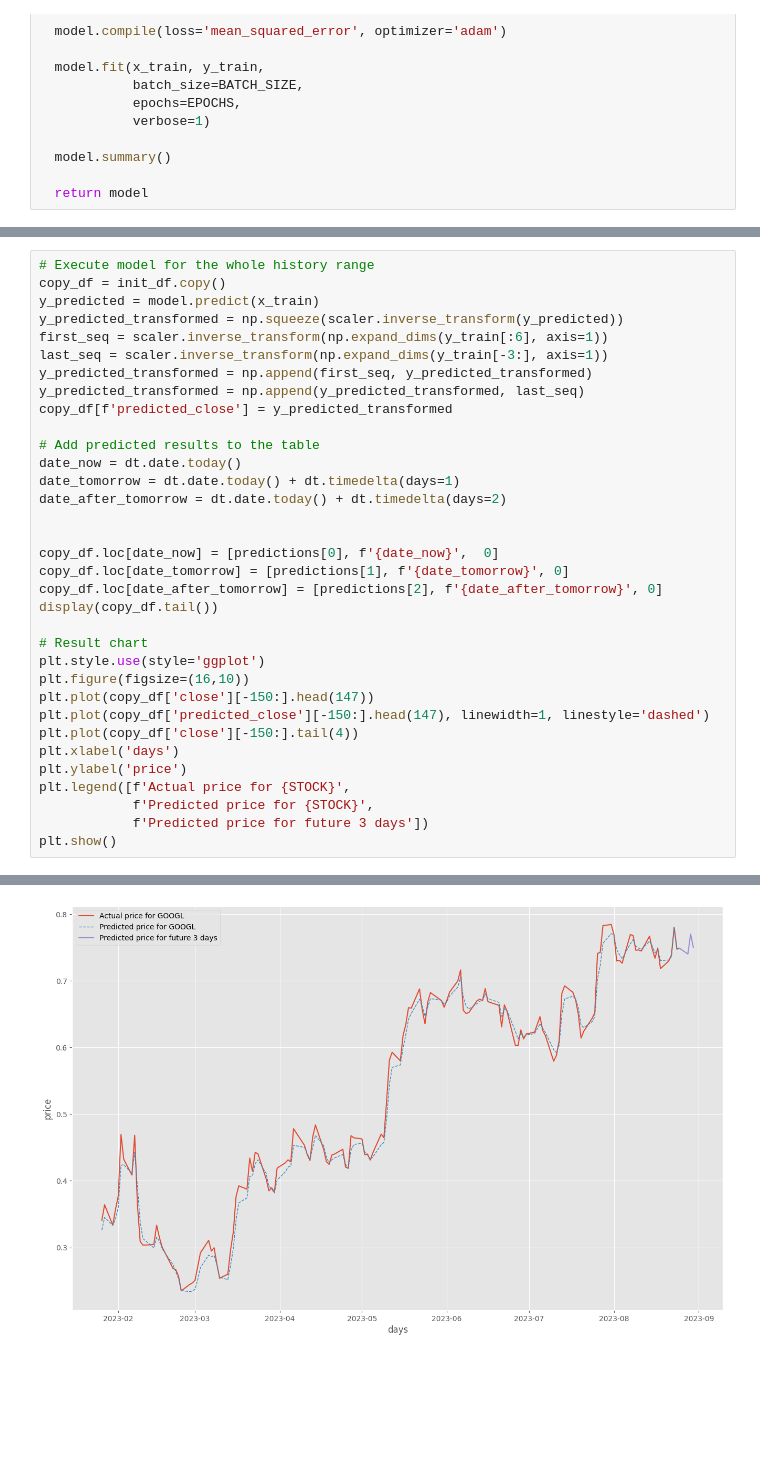
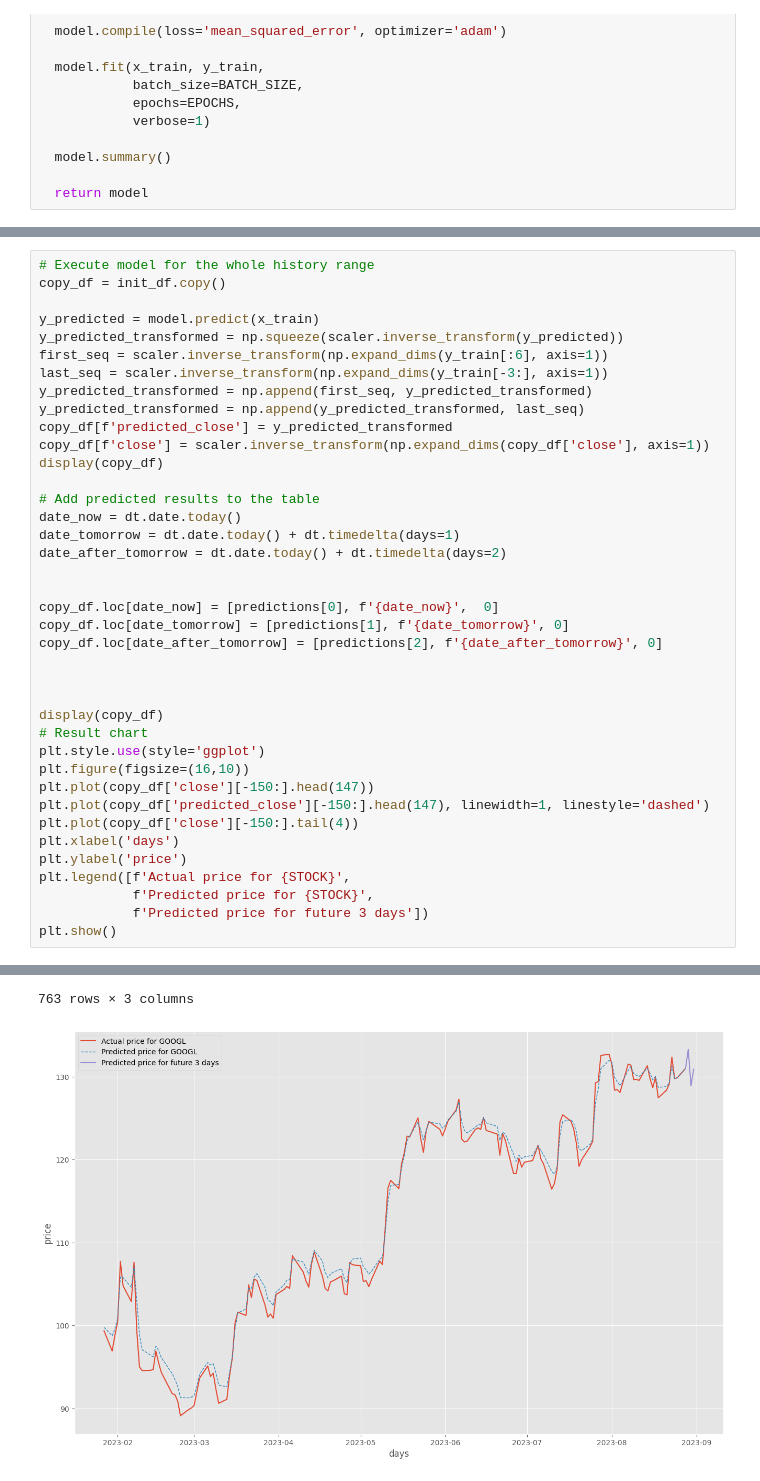
Before and after one commit to LSW-KR/Stock_Automation, a Jupyter notebook: stock_prediction.ipynb, the cells around one changed output, grey strips where cells are left out. Saved outputs shown, nothing was run; the diff lists cells and outputs as text; blank space fills up the shorter version.

```diff
--- a/stock_prediction.ipynb
+++ b/stock_prediction.ipynb
@@ -262,6 +189,7 @@ GOOGL prediction for upcoming 3 days (0.74$,0.77$,0.75$)
 # %%
 # Execute model for the whole history range
 copy_df = init_df.copy()
+
 y_predicted = model.predict(x_train)
 y_predicted_transformed = np.squeeze(scaler.inverse_transform(y_predicted))
 first_seq = scaler.inverse_transform(np.expand_dims(y_train[:6], axis=1))
@@ -269,6 +197,8 @@ last_seq = scaler.inverse_transform(np.expand_dims(y_train[-3:], axis=1))
 y_predicted_transformed = np.append(first_seq, y_predicted_transformed)
 y_predicted_transformed = np.append(y_predicted_transformed, last_seq)
 copy_df[f'predicted_close'] = y_predicted_transformed
+copy_df[f'close'] = scaler.inverse_transform(np.expand_dims(copy_df['close'], axis=1))
+display(copy_df)
 
 # Add predicted results to the table
 date_now = dt.date.today()
@@ -279,8 +209,10 @@ date_after_tomorrow = dt.date.today() + dt.timedelta(days=2)
 copy_df.loc[date_now] = [predictions[0], f'{date_now}',  0]
 copy_df.loc[date_tomorrow] = [predictions[1], f'{date_tomorrow}', 0]
 copy_df.loc[date_after_tomorrow] = [predictions[2], f'{date_after_tomorrow}', 0]
-display(copy_df.tail())
 
+
+
+display(copy_df)
 # Result chart
 plt.style.use(style='ggplot')
 plt.figure(figsize=(16,10))
@@ -306 +255,2 @@ plt.show()
+763 rows × 3 columns
-[figure, old version]
+[figure, new version]
```
Also changed, not shown: parts of 7 cells of this notebook.
